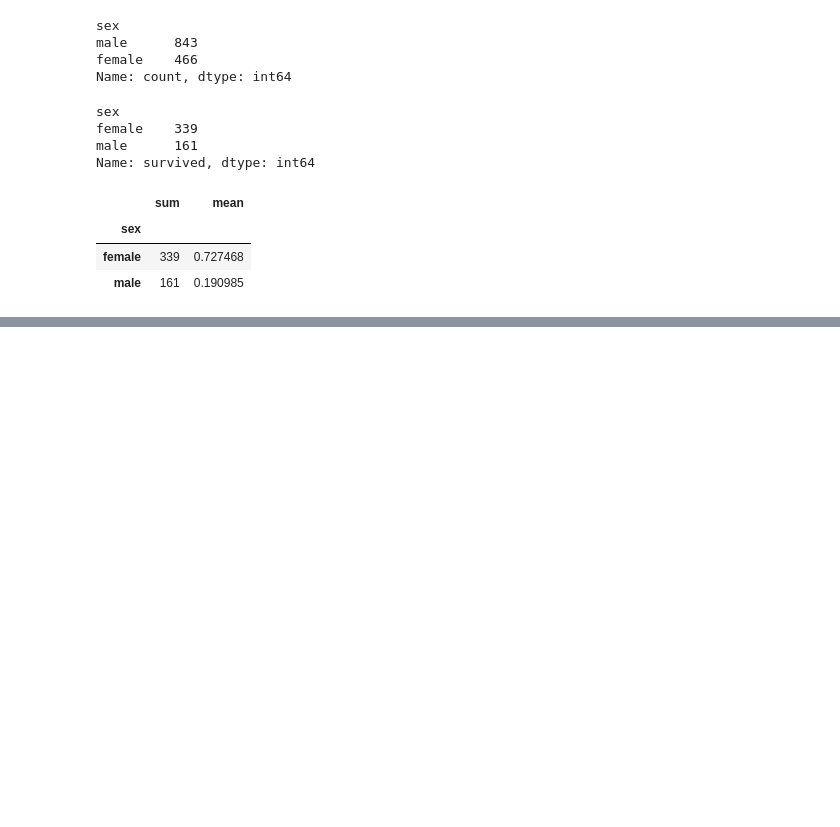
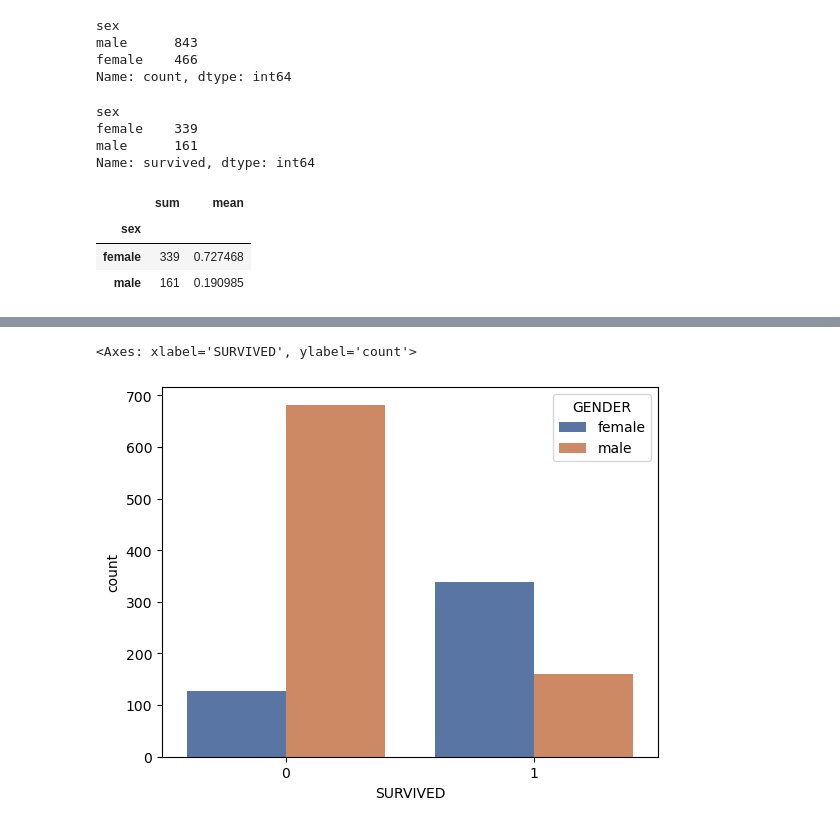
Before and after one commit to csaafrica/mental_CSA, a Jupyter notebook: notebooks/Data Wrangling.ipynb, the cells around one changed output, grey strips where cells are left out. Saved outputs shown, nothing was run; the diff lists cells and outputs as text; code cells hidden in the pictures; blank space fills up the shorter version.

```diff
--- a/notebooks/Data Wrangling.ipynb
+++ b/notebooks/Data Wrangling.ipynb
@@ -508,0 +742,6 @@ titanic.groupby(["sex"])["survived"].agg(["sum","mean"])
+# %%
+#rename data
+titanic_data_copy=titanic.copy()
+titanic_data_copy.rename(columns={"sex":"gender"},inplace=True)
+titanic_data_copy.columns=titanic_data_copy.columns.str.capitalize()
+print(titanic_data_copy.columns)
@@ -508,0 +752,8 @@ titanic.groupby(["sex"])["survived"].agg(["sum","mean"])
+# %%
+## how to capitalize column names
+titanic_data_copy.columns=titanic_data_copy.columns.str.upper()
+print(titanic_data_copy.columns)
+
+##how to take to lower
+##titanic_data_copy.columns=titanic_data_copy.columns.str.lower()
+##print(titanic_data_copy.columns)
@@ -508,0 +835,8 @@ titanic.groupby(["sex"])["survived"].agg(["sum","mean"])
+# %%
+##HOW TO PUT DIFFERENT COLOURS USING PAlette IN A BAR CHART
+import seaborn as sns
+
+sns.countplot(x="SURVIVED", data=titanic_data_copy, hue="GENDER" ,palette="deep")
+# %% [output]
+<Axes: xlabel='SURVIVED', ylabel='count'>
+[figure, added]
```
Also changed, not shown: parts of 36 cells of this notebook, 9 other files.
